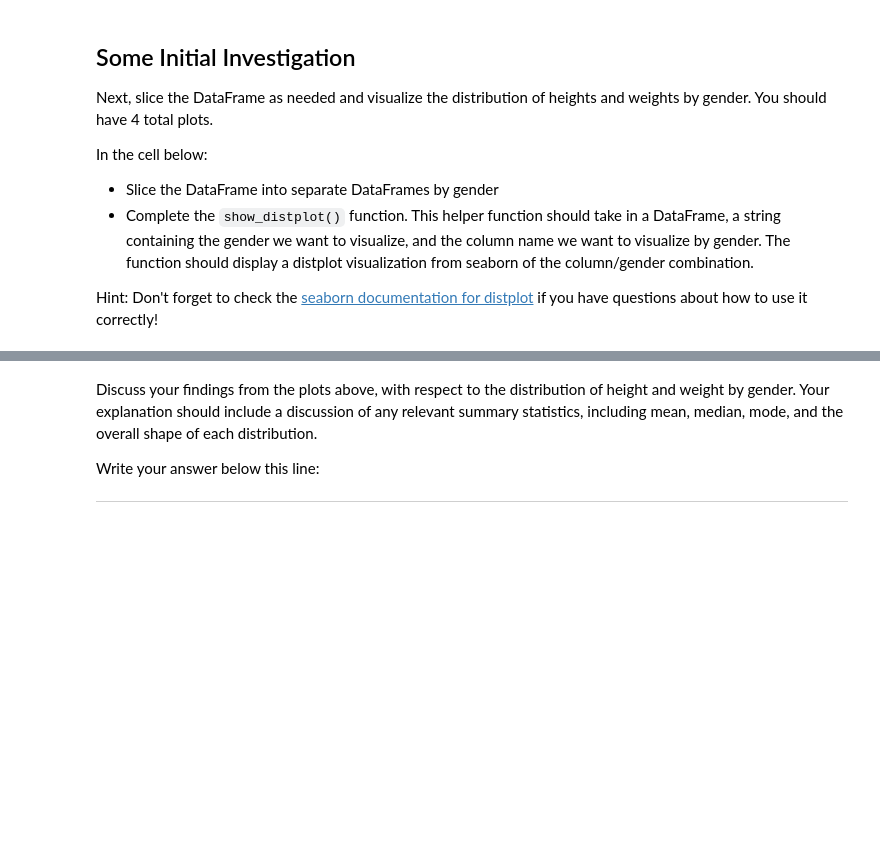
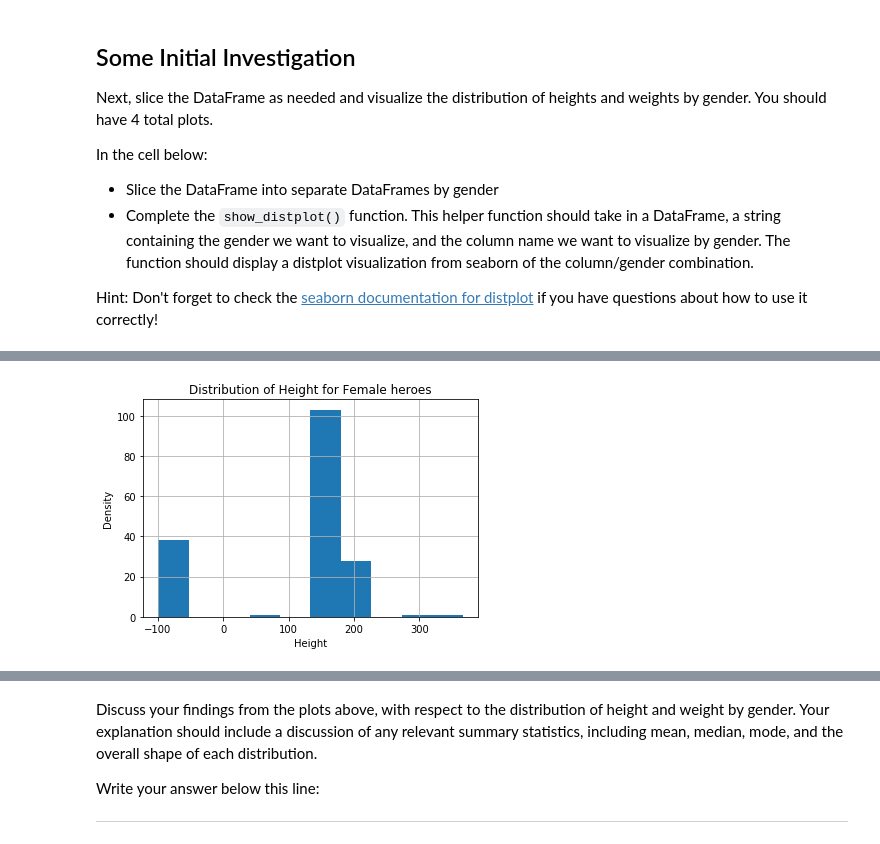
Before and after one commit to cristinamtown/dsc-data-cleaning-project-onl01-dtsc-pt-041320, a Jupyter notebook: index.ipynb, the cells around one changed output, grey strips where cells are left out. Saved outputs shown, nothing was run; the diff lists cells and outputs as text; code cells hidden in the pictures; blank space fills up the shorter version.

```diff
--- a/index.ipynb
+++ b/index.ipynb
@@ -370,4 +399,7 @@ def show_distplot(dataframe, gender, column_name):
 # %%
 # Female Height
+show_distplot(female_heroes_df, 'Female', 'Height')
+# %% [output]
+[figure, added]
 # %%
 # Female Weight
```
Also changed, not shown: parts of 7 cells of this notebook.
